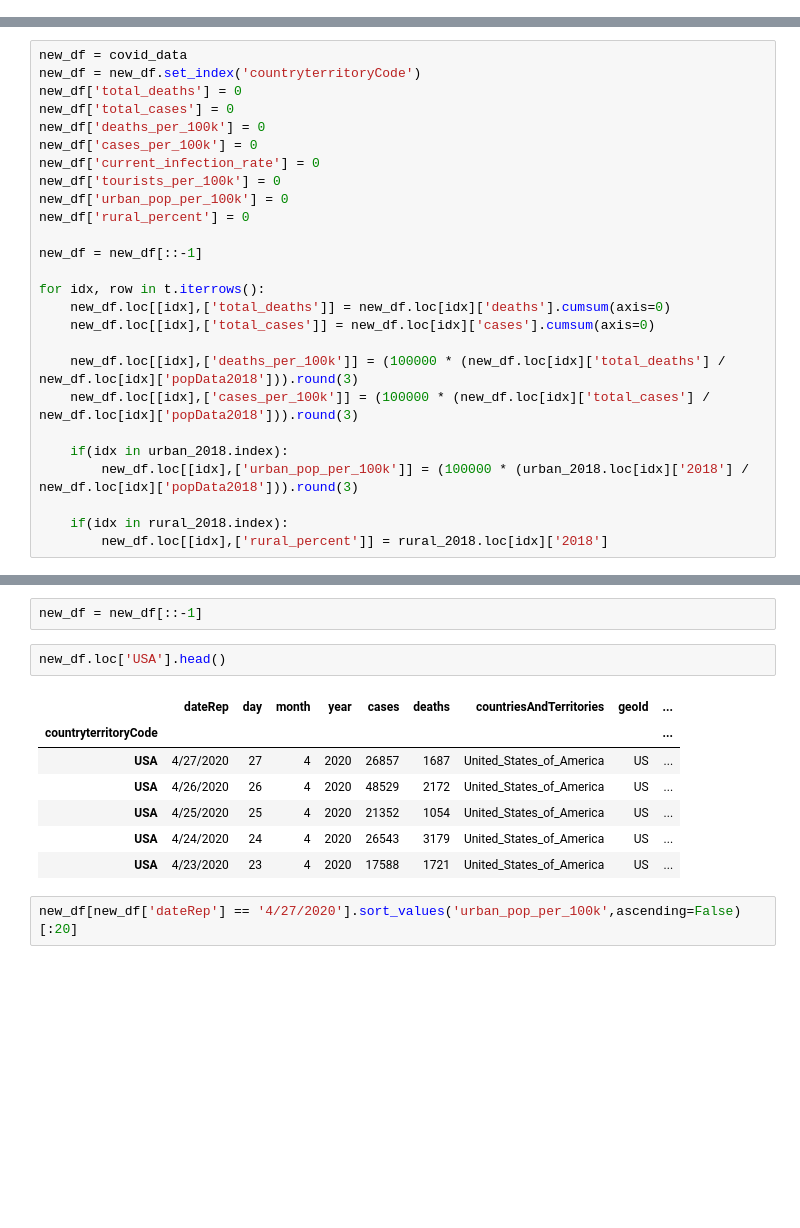
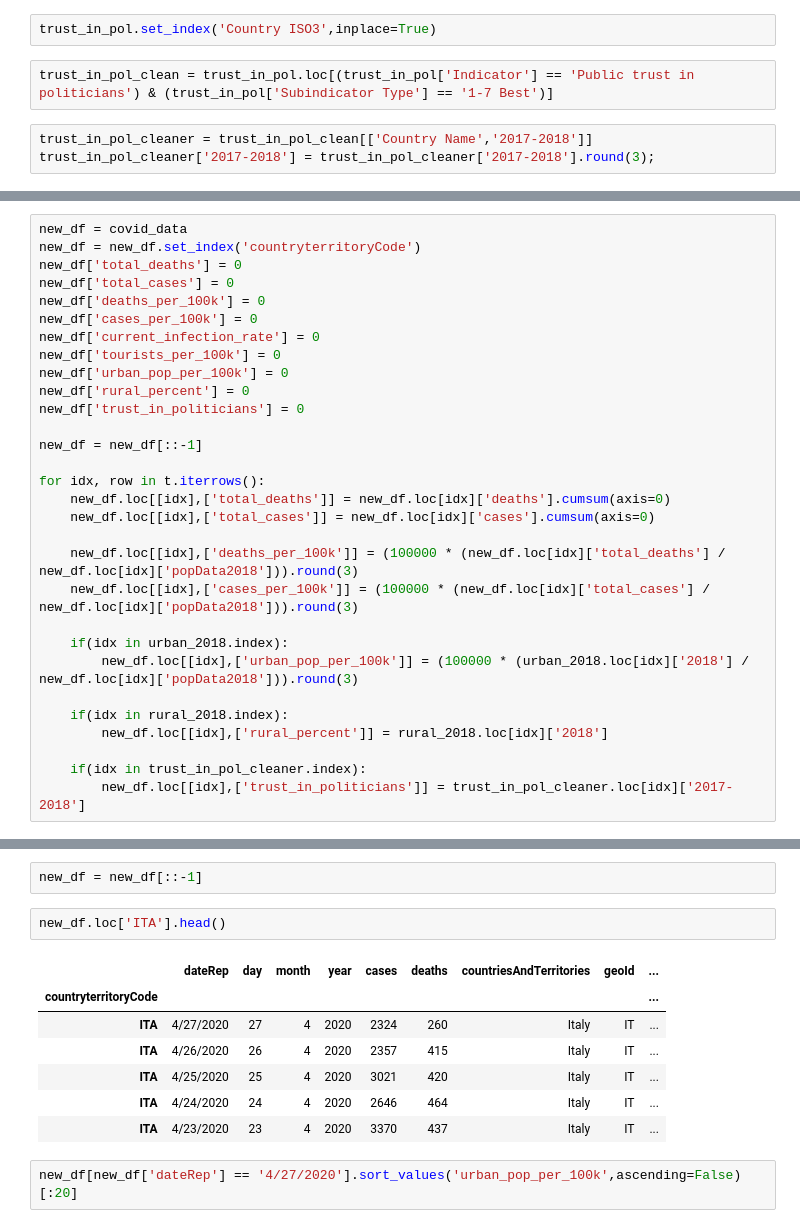
Before and after one commit to magei00/SocialData02806_2020, a Jupyter notebook: final_project/basic_map.ipynb, the cells around one changed output, grey strips where cells are left out. Saved outputs shown, nothing was run; the diff lists cells and outputs as text; blank space fills up the shorter version.

```diff
--- a/final_project/basic_map.ipynb
+++ b/final_project/basic_map.ipynb
@@ -16,0 +19,7 @@ rural_pop = pd.read_csv('datasets/rural_pop.csv')
+# %%
+trust_in_pol.set_index('Country ISO3',inplace=True)
+# %%
+trust_in_pol_clean = trust_in_pol.loc[(trust_in_pol['Indicator'] == 'Public trust in politicians') & (trust_in_pol['Subindicator Type'] == '1-7 Best')]
+# %%
+trust_in_pol_cleaner = trust_in_pol_clean[['Country Name','2017-2018']]
+trust_in_pol_cleaner['2017-2018'] = trust_in_pol_cleaner['2017-2018'].round(3);
@@ -106,6 +130,7 @@ new_df['current_infection_rate'] = 0
 new_df['tourists_per_100k'] = 0
 new_df['urban_pop_per_100k'] = 0
 new_df['rural_percent'] = 0
+new_df['trust_in_politicians'] = 0
 
 new_df = new_df[::-1]
 
@@ -121,6 +146,9 @@ for idx, row in t.iterrows():
 
     if(idx in rural_2018.index):
         new_df.loc[[idx],['rural_percent']] = rural_2018.loc[idx]['2018']
+
+    if(idx in trust_in_pol_cleaner.index):
+        new_df.loc[[idx],['trust_in_politicians']] = trust_in_pol_cleaner.loc[idx]['2017-2018']
 # %%
 for i in range(2,len(new_df)):
     current_country = new_df.iloc[i].name
@@ -134,15 +162,15 @@ for i in range(2,len(new_df)):
 # %%
 new_df = new_df[::-1]
 # %%
-new_df.loc['USA'].head()
+new_df.loc['ITA'].head()
 # %% [output]
 |  | dateRep | day | month | year | cases | deaths | countriesAndTerritories | geoId | ... |
 | countryterritoryCode |  |  |  |  |  |  |  |  | ... |
-| USA | 4/27/2020 | 27 | 4 | 2020 | 26857 | 1687 | United_States_of_America | US | ... |
-| USA | 4/26/2020 | 26 | 4 | 2020 | 48529 | 2172 | United_States_of_America | US | ... |
-| USA | 4/25/2020 | 25 | 4 | 2020 | 21352 | 1054 | United_States_of_America | US | ... |
-| USA | 4/24/2020 | 24 | 4 | 2020 | 26543 | 3179 | United_States_of_America | US | ... |
-| USA | 4/23/2020 | 23 | 4 | 2020 | 17588 | 1721 | United_States_of_America | US | ... |
+| ITA | 4/27/2020 | 27 | 4 | 2020 | 2324 | 260 | Italy | IT | ... |
+| ITA | 4/26/2020 | 26 | 4 | 2020 | 2357 | 415 | Italy | IT | ... |
+| ITA | 4/25/2020 | 25 | 4 | 2020 | 3021 | 420 | Italy | IT | ... |
+| ITA | 4/24/2020 | 24 | 4 | 2020 | 2646 | 464 | Italy | IT | ... |
+| ITA | 4/23/2020 | 23 | 4 | 2020 | 3370 | 437 | Italy | IT | ... |
 # %%
 new_df[new_df['dateRep'] == '4/27/2020'].sort_values('urban_pop_per_100k',ascending=False)[:20]
 # %% [output]
```
Also changed, not shown: parts of 4 cells of this notebook.
